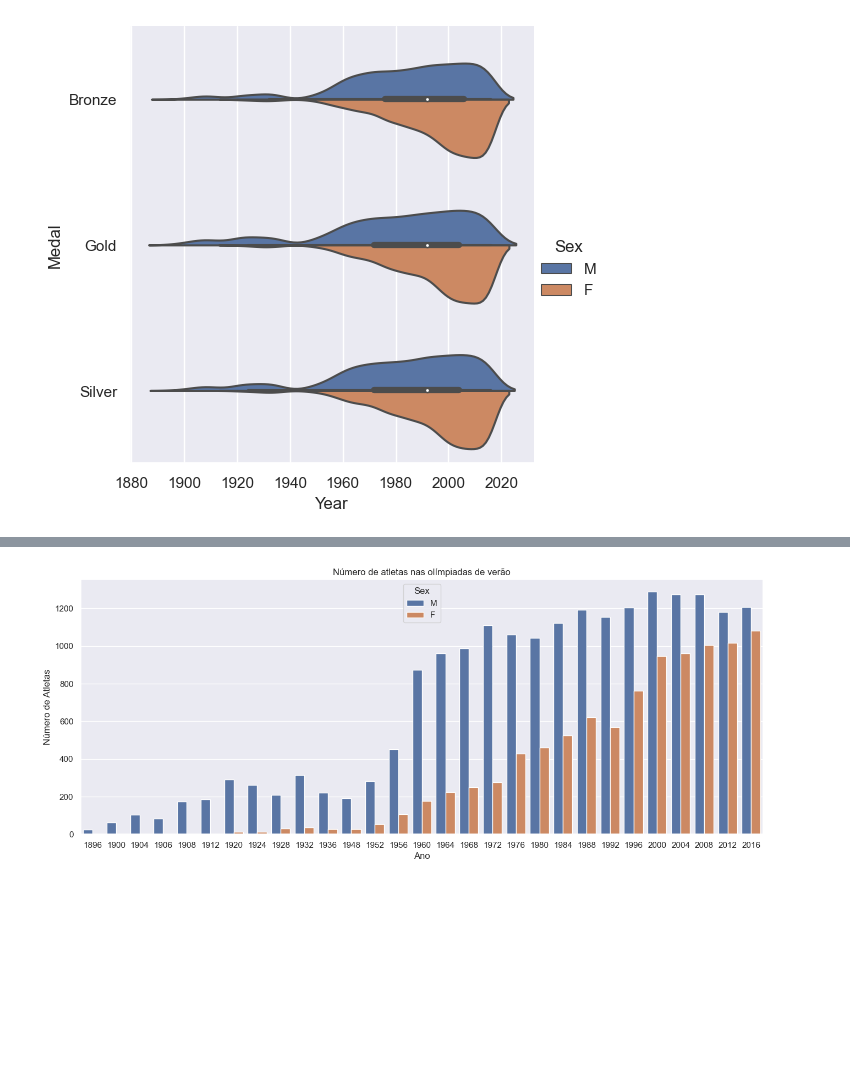
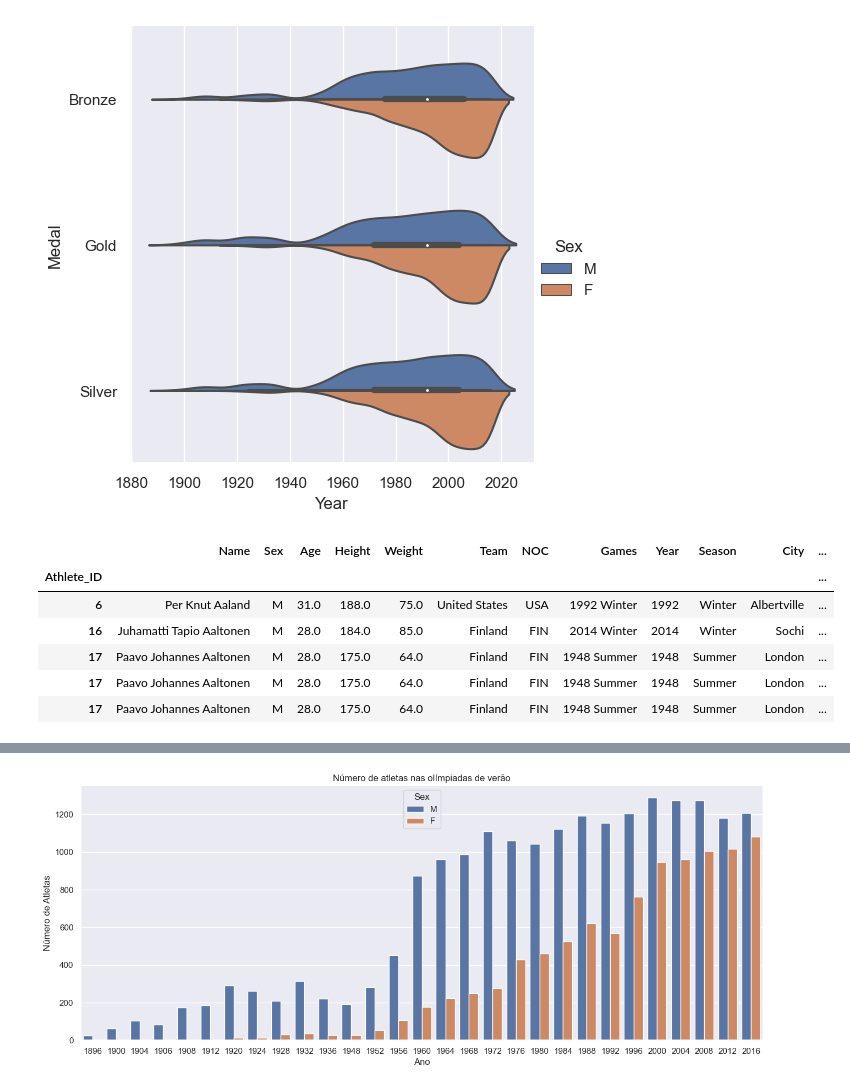
Before and after one commit to dnlfrozi/Projetinho-de-Limpeza, a Jupyter notebook: análise.ipynb, the cells around one changed output, grey strips where cells are left out. Saved outputs shown, nothing was run; the diff lists cells and outputs as text; code cells hidden in the pictures; blank space fills up the shorter version.

```diff
--- a/análise.ipynb
+++ b/análise.ipynb
@@ -270,3 +270,13 @@ sns.catplot(data= df_oly, kind='violin', x= 'Year', y= "Medal", hue= "Sex", spli
 plt.show()
 # %% [output]
 [figure]
+# %%
+df_oly.head()
+# %% [output]
+|  | Name | Sex | Age | Height | Weight | Team | NOC | Games | Year | Season | City | ... |
+| Athlete_ID |  |  |  |  |  |  |  |  |  |  |  | ... |
+| 6 | Per Knut Aaland | M | 31.0 | 188.0 | 75.0 | United States | USA | 1992 Winter | 1992 | Winter | Albertville | ... |
+| 16 | Juhamatti Tapio Aaltonen | M | 28.0 | 184.0 | 85.0 | Finland | FIN | 2014 Winter | 2014 | Winter | Sochi | ... |
+| 17 | Paavo Johannes Aaltonen | M | 28.0 | 175.0 | 64.0 | Finland | FIN | 1948 Summer | 1948 | Summer | London | ... |
+| 17 | Paavo Johannes Aaltonen | M | 28.0 | 175.0 | 64.0 | Finland | FIN | 1948 Summer | 1948 | Summer | London | ... |
+| 17 | Paavo Johannes Aaltonen | M | 28.0 | 175.0 | 64.0 | Finland | FIN | 1948 Summer | 1948 | Summer | London | ... |
```
Also changed, not shown: parts of 6 cells of this notebook.
